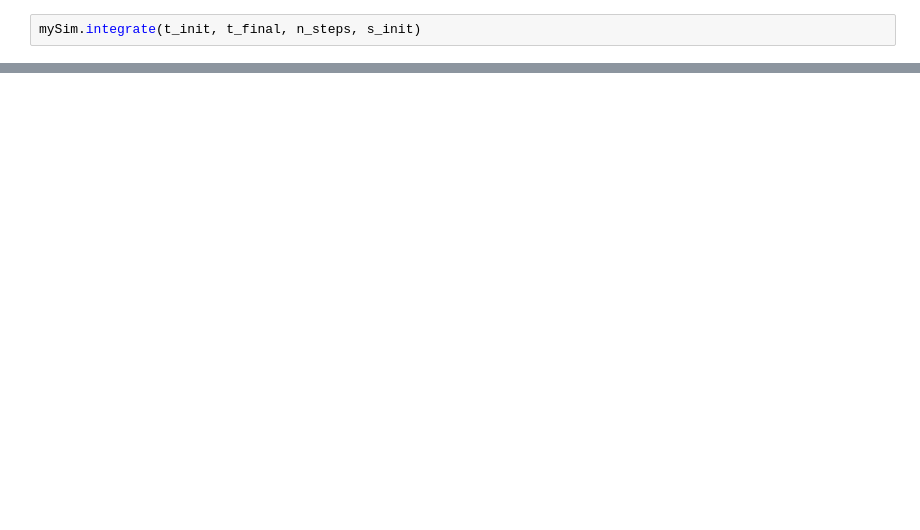
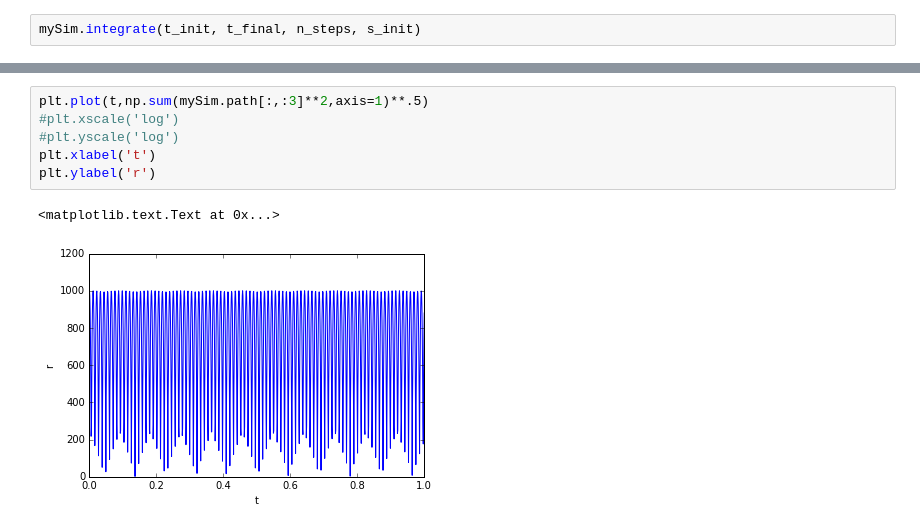
Before and after one commit to astroandes/BlackHole, a Jupyter notebook: src/test.ipynb, the cells around one changed output, grey strips where cells are left out. Saved outputs shown, nothing was run; the diff lists cells and outputs as text; blank space fills up the shorter version.

```diff
--- a/src/test.ipynb
+++ b/src/test.ipynb
@@ -46 +72,10 @@ mySim.integrate(t_init, t_final, n_steps, s_init)
+# %%
+plt.plot(t,np.sum(mySim.path[:,:3]**2,axis=1)**.5)
+#plt.xscale('log')
+#plt.yscale('log')
+plt.xlabel('t')
+plt.ylabel('r')
+# %% [output]
+<matplotlib.text.Text at 0x...>
+[figure, added]
 # %%
```
Also changed, not shown: parts of 8 cells of this notebook, 3 other files.
